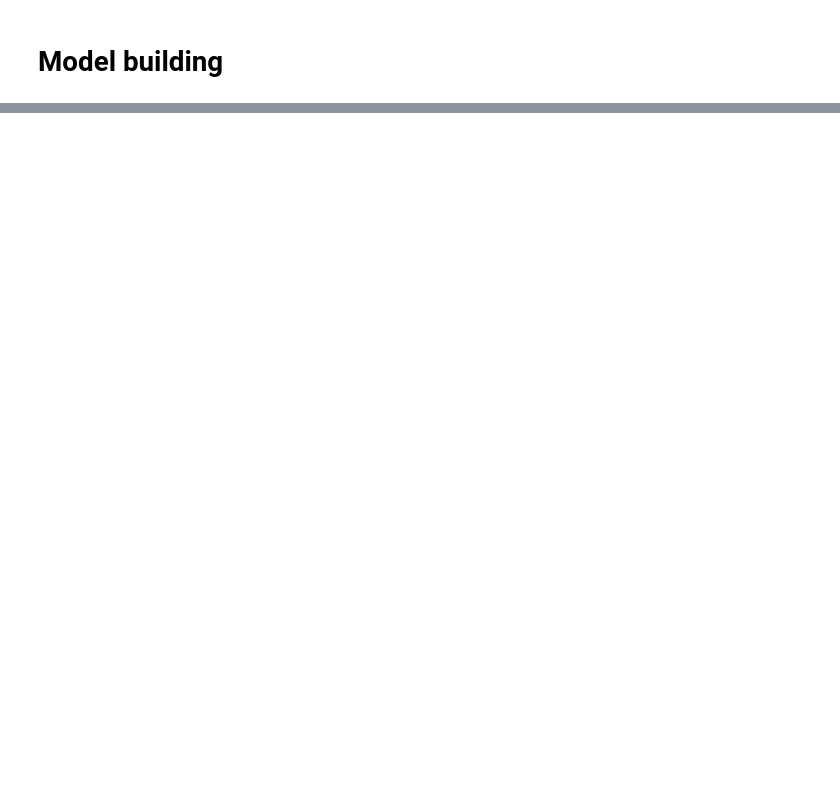
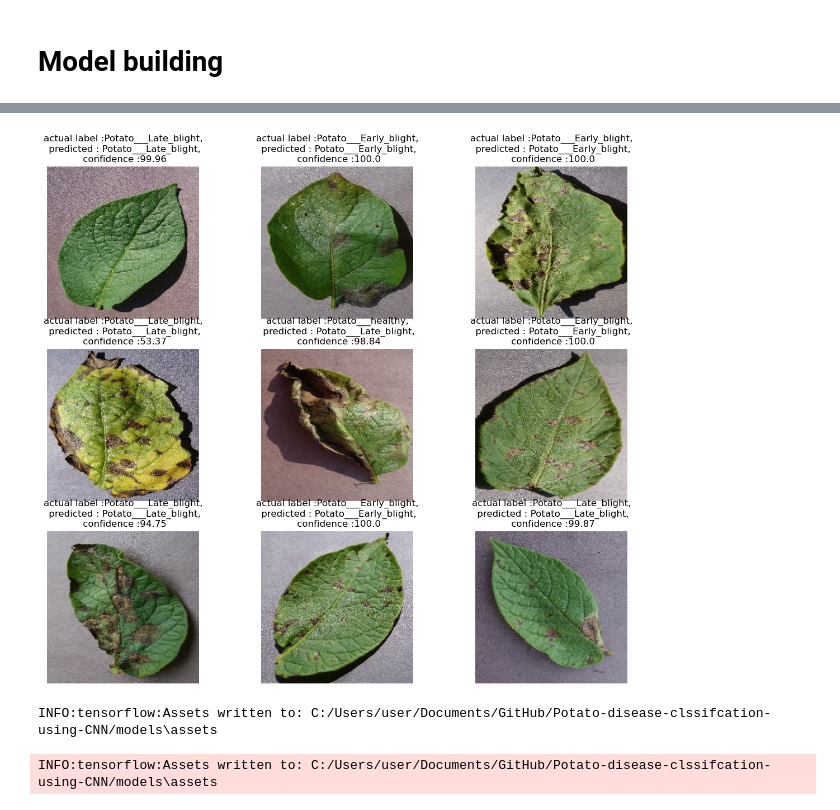
Before and after one commit to MarwanAshraf22/Potato-disease-clssifcation-using-CNN, a Jupyter notebook: Potato-Training.ipynb, the cells around one changed output, grey strips where cells are left out. Saved outputs shown, nothing was run; the diff lists cells and outputs as text; code cells hidden in the pictures; blank space fills up the shorter version.

```diff
--- a/Potato-Training.ipynb
+++ b/Potato-Training.ipynb
@@ -236,0 +247,22 @@ for image_batch,label_batch in test_ds.take(1) :
+# %%
+def predict(model,img) :
+    img_array = tf.keras.preprocessing.image.img_to_array(images[i].numpy())
+    img_array = tf.expand_dims(img_array,0)
+
+    predictions = model.predict(img_array)
+
+    predicted_class = class_names[np.argmax(predictions[0])]
+    confidence = round(100*(np.max(predictions[0])),2)
+
+    return predicted_class,confidence
+# %%
+plt.figure(figsize=(14,12))
+for images,labels in test_ds.take(1) :
+    for i in range(9) :
+        plt.subplot(3,3,i+1)
+        plt.imshow(image_batch[i].numpy().astype('uint8'))
+        predict_class , confidenece = predict(model,images[i].numpy())
+        actual_class = class_names[labels[i]]
+        plt.axis('off')
+        plt.title(f'actual label :{actual_class},\n predicted : {predict_class},\n confidence :{confidenece}')
+# %% [output]
@@ -236,0 +278,7 @@ for image_batch,label_batch in test_ds.take(1) :
+[figure, added]
+# %%
+model_version = 1
+model.save('C:/Users/user/Documents/GitHub/Potato-disease-clssifcation-using-CNN/models')
+# %% [output]
+INFO:tensorflow:Assets written to: C:/Users/user/Documents/GitHub/Potato-disease-clssifcation-using-CNN/models\assets
+INFO:tensorflow:Assets written to: C:/Users/user/Documents/GitHub/Potato-disease-clssifcation-using-CNN/models\assets
```
Also changed, not shown: parts of 16 cells of this notebook, 5 other files.
